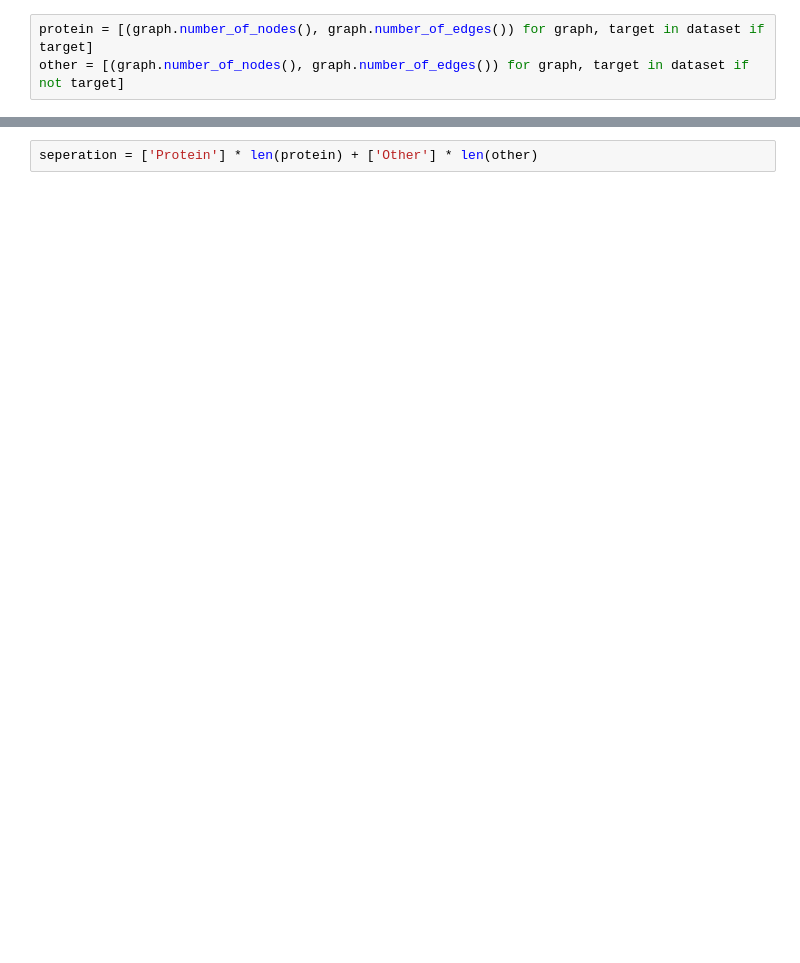
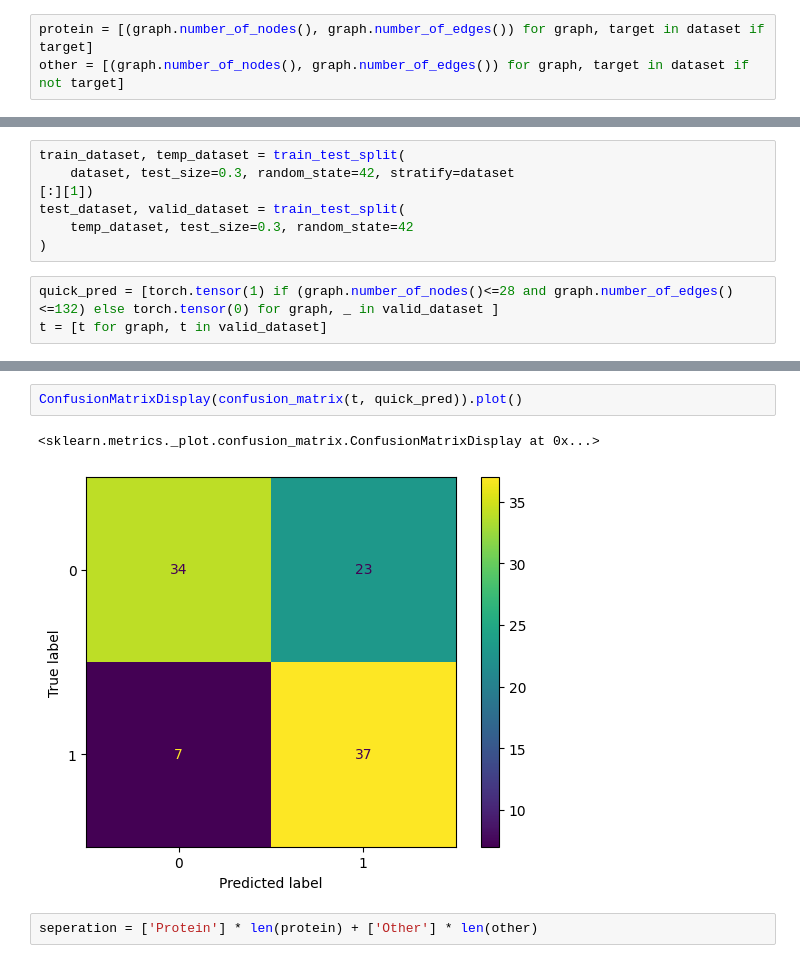
Before and after one commit to marcgloaguen/Week13_GraphClassification, a Jupyter notebook: marc.ipynb, the cells around one changed output, grey strips where cells are left out. Saved outputs shown, nothing was run; the diff lists cells and outputs as text; blank space fills up the shorter version.

```diff
--- a/marc.ipynb
+++ b/marc.ipynb
@@ -120,0 +127,10 @@ mean edges : 238
+# %%
+train_dataset, temp_dataset = train_test_split(
+    dataset, test_size=0.3, random_state=42, stratify=dataset
+[:][1])
+test_dataset, valid_dataset = train_test_split(
+    temp_dataset, test_size=0.3, random_state=42
+)
+# %%
+quick_pred = [torch.tensor(1) if (graph.number_of_nodes()<=28 and graph.number_of_edges()<=132) else torch.tensor(0) for graph, _ in valid_dataset ]
+t = [t for graph, t in valid_dataset]
@@ -121,3 +154,8 @@ mean edges : 238
+# %%
+ConfusionMatrixDisplay(confusion_matrix(t, quick_pred)).plot()
+# %% [output]
+<sklearn.metrics._plot.confusion_matrix.ConfusionMatrixDisplay at 0x...>
+[figure, added]
 # %%
 seperation = ['Protein'] * len(protein) + ['Other'] * len(other)
 # %%
```
Also changed, not shown: parts of 6 cells of this notebook.
